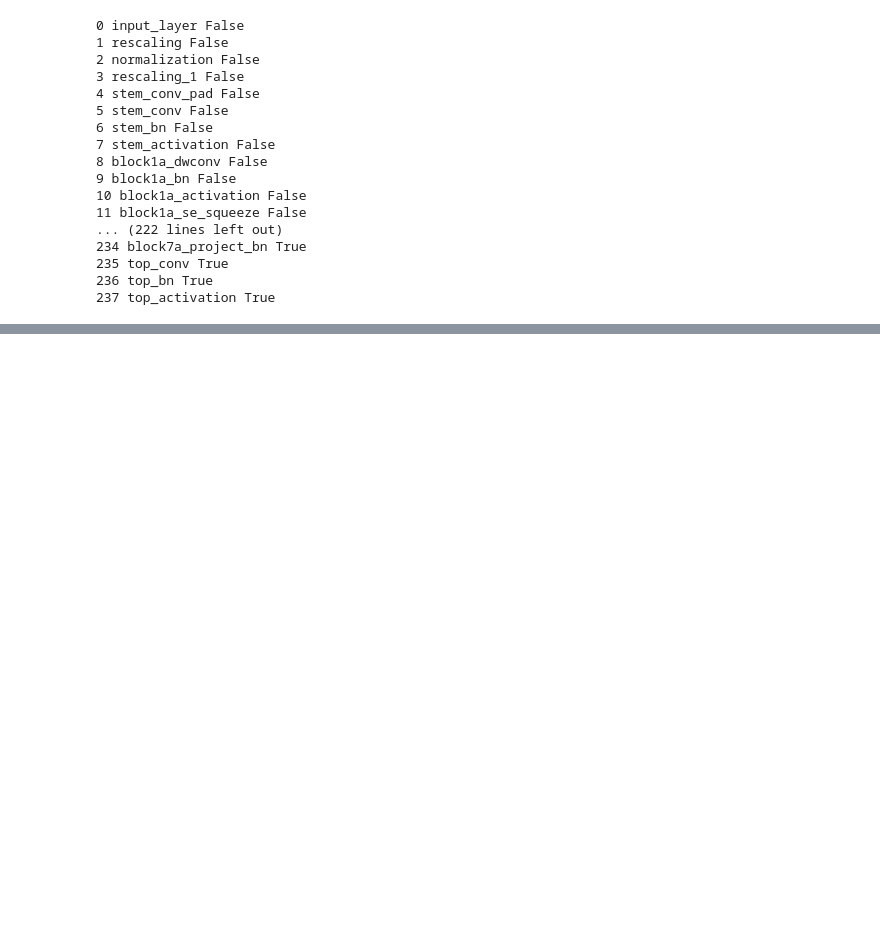
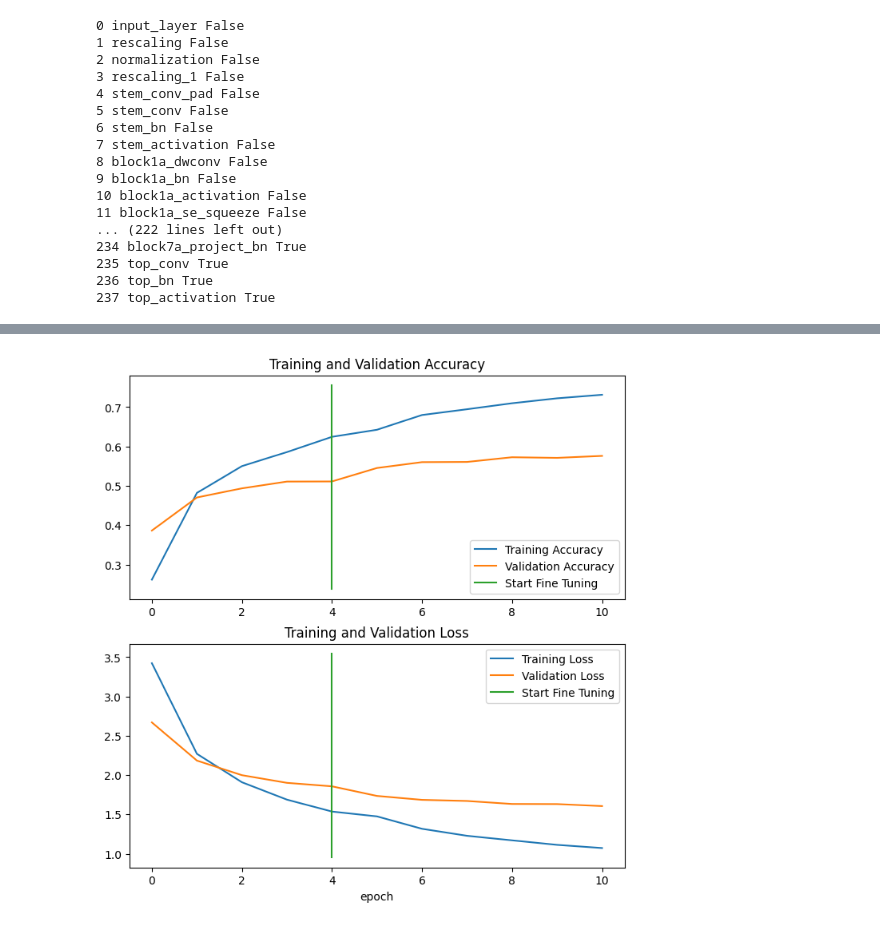
Before and after one commit to MahdadGhasemian/ai-lab, a Jupyter notebook: tensorflow-deep-learning/06_transfer_learning_in_in_tensorflow_part3_scaling_up.ipynb, the cells around one changed output, grey strips where cells are left out. Saved outputs shown, nothing was run; the diff lists cells and outputs as text; code cells hidden in the pictures; blank space fills up the shorter version.

Commit message:
Fine Tune

```diff
--- a/tensorflow-deep-learning/06_transfer_learning_in_in_tensorflow_part3_scaling_up.ipynb
+++ b/tensorflow-deep-learning/06_transfer_learning_in_in_tensorflow_part3_scaling_up.ipynb
@@ -224,7 +224,7 @@ for layer in base_model.layers[:-5]:
   layer.trainable = False
 # %%
 # Recompile model with lower learning rate (it's typically bast practice to lower the learning rate when fine-tuning)
-model.compile(loss="catergorical_crossentropy",
+model.compile(loss="categorical_crossentropy",
               optimizer=tf.keras.optimizers.Adam(learning_rate=0.0001), # learning rate lowered by 10x
               metrics=["accuracy"])
 # %%
@@ -259,3 +259,13 @@ for layer_number, layer in enumerate(model.layers[2].layers):
 235 top_conv True
 236 top_bn True
 237 top_activation True
+# %%
+# Fine-tune for 5 more epochs
+fine_tune_epochs = 10 # model has alrady done 5 epochs
+
+# Fine-tune our model
+history_all_classes_10_percent_fine_tune = model.fit(train_data_all_10_percent,
+                                                     epochs=fine_tune_epochs,
+                                                     validation_data=test_data,
+                                                     validation_steps=int(0.15 * len(test_data)),
+                                                     initial_epoch=history_all_classes_10_percent.epoch[-1])
@@ -261,0 +292,7 @@ for layer_number, layer in enumerate(model.layers[2].layers):
+# %%
+# Compare the histories of feature extraction model with fine-tuning model
+compare_historys(original_history=history_all_classes_10_percent,
+                 new_history=history_all_classes_10_percent_fine_tune,
+                 initial_epochs=5)
+# %% [output]
+[figure, added]
```
Also changed, not shown: parts of 3 cells of this notebook.
